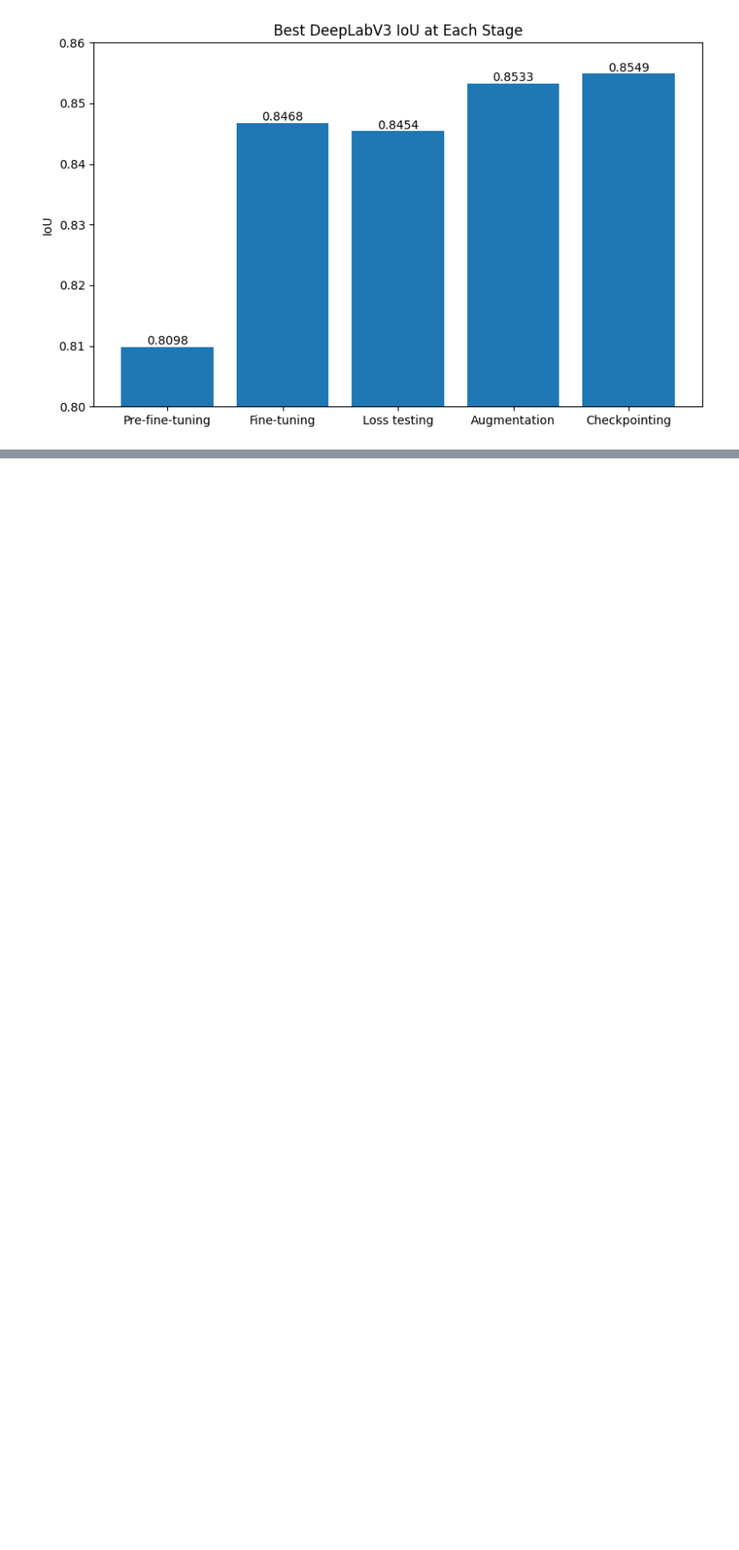
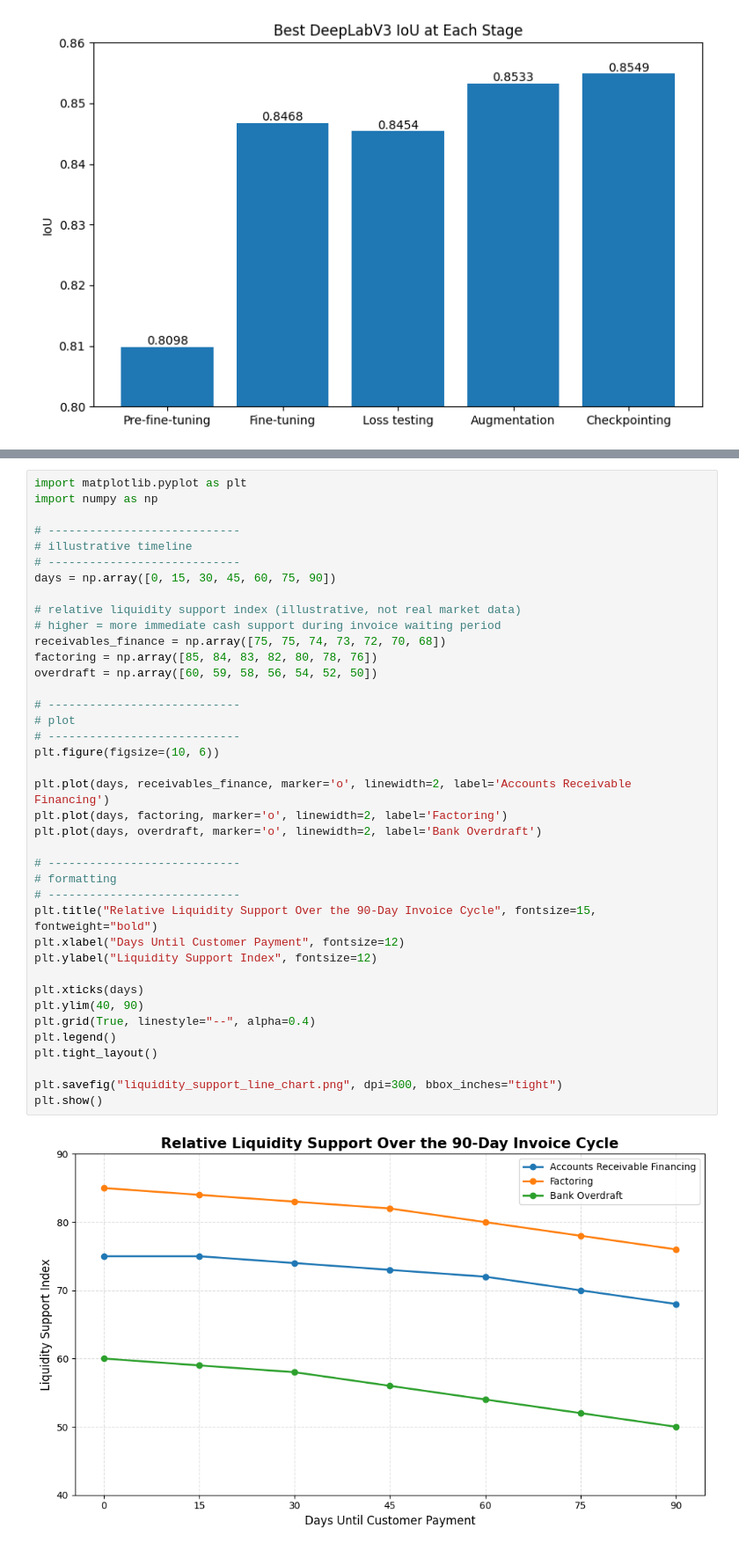
Before and after one commit to ChrisR32/graphs, a Jupyter notebook: graph.ipynb, the cells around one changed output, grey strips where cells are left out. Shown at 88% size. Drawn from its saved outputs; the diff is of its cells as text; blank space fills up the shorter version.

```diff
--- a/graph.ipynb
+++ b/graph.ipynb
@@ -644,0 +976,41 @@ plt.show()
+# %%
+import matplotlib.pyplot as plt
+import numpy as np
+
+# ----------------------------
+# illustrative timeline
+# ----------------------------
+days = np.array([0, 15, 30, 45, 60, 75, 90])
+
+# relative liquidity support index (illustrative, not real market data)
+# higher = more immediate cash support during invoice waiting period
+receivables_finance = np.array([75, 75, 74, 73, 72, 70, 68])
+factoring = np.array([85, 84, 83, 82, 80, 78, 76])
+overdraft = np.array([60, 59, 58, 56, 54, 52, 50])
+
+# ----------------------------
+# plot
+# ----------------------------
+plt.figure(figsize=(10, 6))
+
+plt.plot(days, receivables_finance, marker='o', linewidth=2, label='Accounts Receivable Financing')
+plt.plot(days, factoring, marker='o', linewidth=2, label='Factoring')
+plt.plot(days, overdraft, marker='o', linewidth=2, label='Bank Overdraft')
+
+# ----------------------------
+# formatting
+# ----------------------------
+plt.title("Relative Liquidity Support Over the 90-Day Invoice Cycle", fontsize=15, fontweight="bold")
+plt.xlabel("Days Until Customer Payment", fontsize=12)
+plt.ylabel("Liquidity Support Index", fontsize=12)
+
+plt.xticks(days)
+plt.ylim(40, 90)
+plt.grid(True, linestyle="--", alpha=0.4)
+plt.legend()
+plt.tight_layout()
+
+plt.savefig("liquidity_support_line_chart.png", dpi=300, bbox_inches="tight")
+plt.show()
+# %% [output]
+[figure, added]
```
Also changed, not shown: parts of 11 cells of this notebook, 1 other file.
